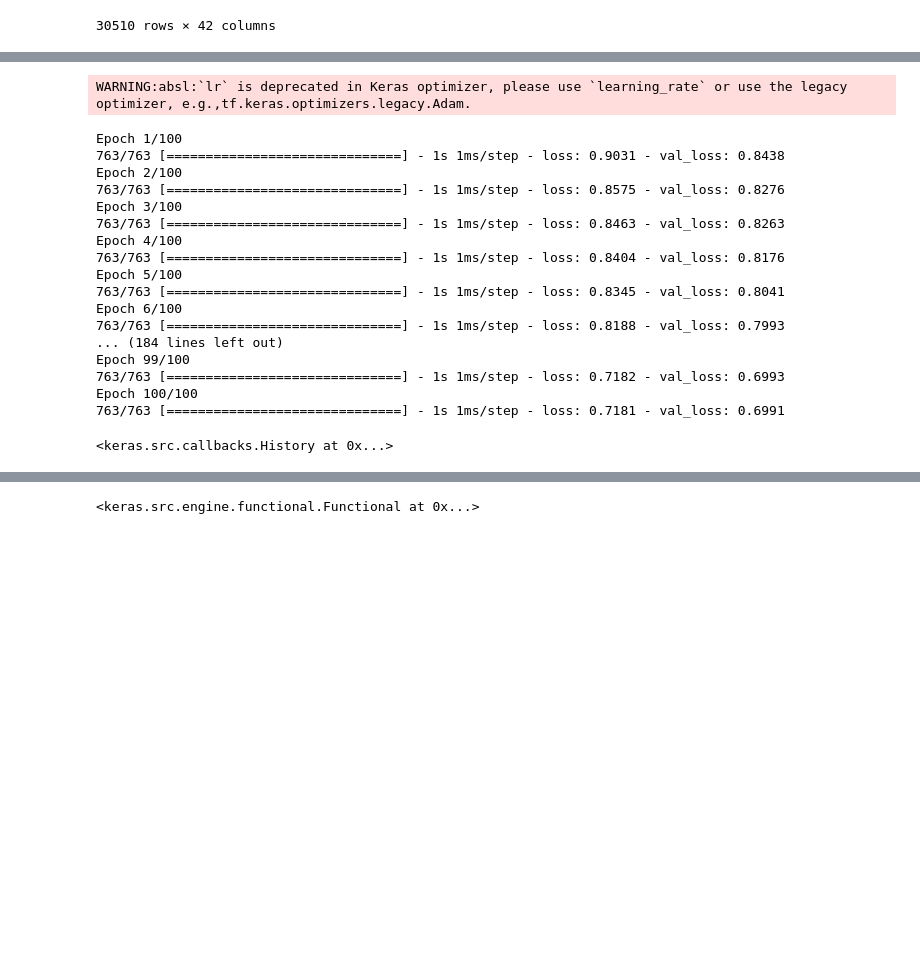
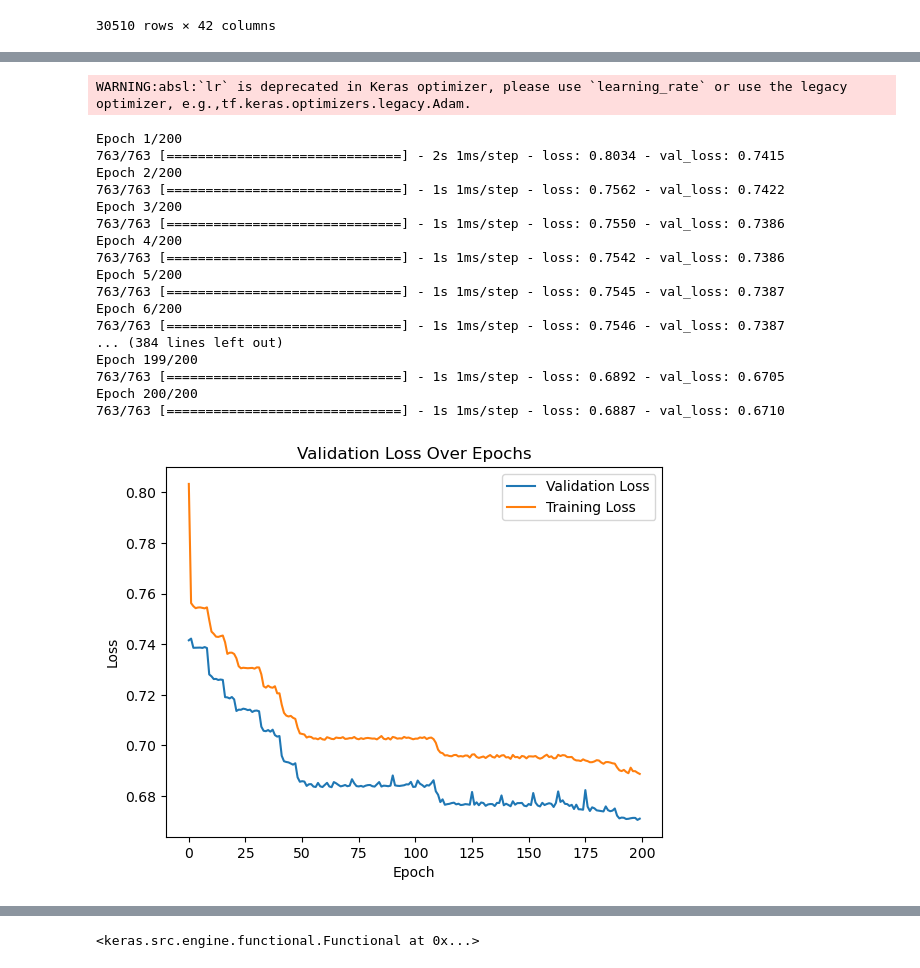
Before and after one commit to ENMcCool/ox2023, a Jupyter notebook: Autoencoder Models.ipynb, the cells around one changed output, grey strips where cells are left out. Cells and saved outputs as stored; diff of their text form; code cells hidden in the pictures; blank space fills up the shorter version.

```diff
--- a/Autoencoder Models.ipynb
+++ b/Autoencoder Models.ipynb
@@ -130,29 +59,0 @@ Standard Deviation (SD) of MSE: 1475660637.158283
-# %%
-from tensorflow.keras.layers import Input, Dense
-from tensorflow.keras.models import Model
-from tensorflow.keras.optimizers import Adam
-
-input_dim = train_data.shape[1]  # Number of features in your data
-encoding_dim = 32  # Number of nodes in the bottleneck layer
-
-# Define the input layer
-input_layer = Input(shape=(input_dim,))
-
-# Define the encoding layers
-encoder_layer1 = Dense(128, activation='relu')(input_layer)
-encoder_layer2 = Dense(64, activation='relu')(encoder_layer1)
-encoder_layer3 = Dense(encoding_dim, activation='relu')(encoder_layer2)
-
-# Define the decoding layers with symmetric structure
-decoder_layer1 = Dense(64, activation='relu')(encoder_layer3)
-decoder_layer2 = Dense(128, activation='relu')(decoder_layer1)
-decoder_layer3 = Dense(input_dim, activation='sigmoid')(decoder_layer2)
-
-# Create the autoencoder model
-autoencoder = Model(inputs=input_layer, outputs=decoder_layer3)
-
-# Compile the model
-autoencoder.compile(optimizer=Adam(lr=0.001), loss='mean_squared_error')
-
-# Train the model with validation data
-autoencoder.fit(train_data, train_data, epochs=50, batch_size=32, shuffle=True, validation_data=(val_data, val_data))
@@ -215,51 +69,61 @@ normalized_val_data = scaler.transform(val_data)
 
 # Now you can use normalized_train_data and normalized_val_data for training and validation
 # %%
+import matplotlib.pyplot as plt
 from tensorflow.keras.layers import Input, Dense
 from tensorflow.keras.models import Model
 from tensorflow.keras.optimizers import Adam
 
 input_dim = normalized_train_data.shape[1]  # Number of features in your data
 encoding_dim = 32  # Number of nodes in the bottleneck layer
 
 # Define the input layer
 input_layer = Input(shape=(input_dim,))
 
 # Define the encoding layers
 encoder_layer1 = Dense(128, activation='relu')(input_layer)
 encoder_layer2 = Dense(64, activation='relu')(encoder_layer1)
 encoder_layer3 = Dense(encoding_dim, activation='relu')(encoder_layer2)
 
 # Define the decoding layers with symmetric structure
 decoder_layer1 = Dense(64, activation='relu')(encoder_layer3)
 decoder_layer2 = Dense(128, activation='relu')(decoder_layer1)
 decoder_layer3 = Dense(input_dim, activation='sigmoid')(decoder_layer2)
 
 # Create the autoencoder model
 autoencoder = Model(inputs=input_layer, outputs=decoder_layer3)
 
 # Compile the model
 autoencoder.compile(optimizer=Adam(lr=0.001), loss='mean_squared_error')
 
-# Train the model with validation data
-autoencoder.fit(normalized_train_data, normalized_train_data, epochs=100, batch_size=32, shuffle=True, validation_data=(normalized_val_data, normalized_val_data))
+# Train the model with validation data and save training history
+history = autoencoder.fit(normalized_train_data, normalized_train_data, epochs=200, batch_size=32, shuffle=True, validation_data=(normalized_val_data, normalized_val_data))
+
+# Plot the validation loss
+plt.plot(history.history['val_loss'], label='Validation Loss')
+plt.plot(history.history['loss'], label='Training Loss')
+plt.xlabel('Epoch')
+plt.ylabel('Loss')
+plt.title('Validation Loss Over Epochs')
+plt.legend()
+plt.show()
 # %% [output]
 WARNING:absl:`lr` is deprecated in Keras optimizer, please use `learning_rate` or use the legacy optimizer, e.g.,tf.keras.optimizers.legacy.Adam.
-Epoch 1/100
-763/763 [==============================] - 1s 1ms/step - loss: 0.9031 - val_loss: 0.8438
-Epoch 2/100
-763/763 [==============================] - 1s 1ms/step - loss: 0.8575 - val_loss: 0.8276
-Epoch 3/100
-763/763 [==============================] - 1s 1ms/step - loss: 0.8463 - val_loss: 0.8263
-Epoch 4/100
-763/763 [==============================] - 1s 1ms/step - loss: 0.8404 - val_loss: 0.8176
-Epoch 5/100
-763/763 [==============================] - 1s 1ms/step - loss: 0.8345 - val_loss: 0.8041
-Epoch 6/100
-763/763 [==============================] - 1s 1ms/step - loss: 0.8188 - val_loss: 0.7993
-... (184 lines left out)
-Epoch 99/100
-763/763 [==============================] - 1s 1ms/step - loss: 0.7182 - val_loss: 0.6993
-Epoch 100/100
-763/763 [==============================] - 1s 1ms/step - loss: 0.7181 - val_loss: 0.6991
+Epoch 1/200
+763/763 [==============================] - 2s 1ms/step - loss: 0.8034 - val_loss: 0.7415
+Epoch 2/200
+763/763 [==============================] - 1s 1ms/step - loss: 0.7562 - val_loss: 0.7422
+Epoch 3/200
+763/763 [==============================] - 1s 1ms/step - loss: 0.7550 - val_loss: 0.7386
+Epoch 4/200
+763/763 [==============================] - 1s 1ms/step - loss: 0.7542 - val_loss: 0.7386
+Epoch 5/200
+763/763 [==============================] - 1s 1ms/step - loss: 0.7545 - val_loss: 0.7387
+Epoch 6/200
+763/763 [==============================] - 1s 1ms/step - loss: 0.7546 - val_loss: 0.7387
+... (384 lines left out)
+Epoch 199/200
+763/763 [==============================] - 1s 1ms/step - loss: 0.6892 - val_loss: 0.6705
+Epoch 200/200
+763/763 [==============================] - 1s 1ms/step - loss: 0.6887 - val_loss: 0.6710
-<keras.src.callbacks.History at 0x...>
+[figure, added]
```
Also changed, not shown: parts of 16 cells of this notebook, 4 other files.
